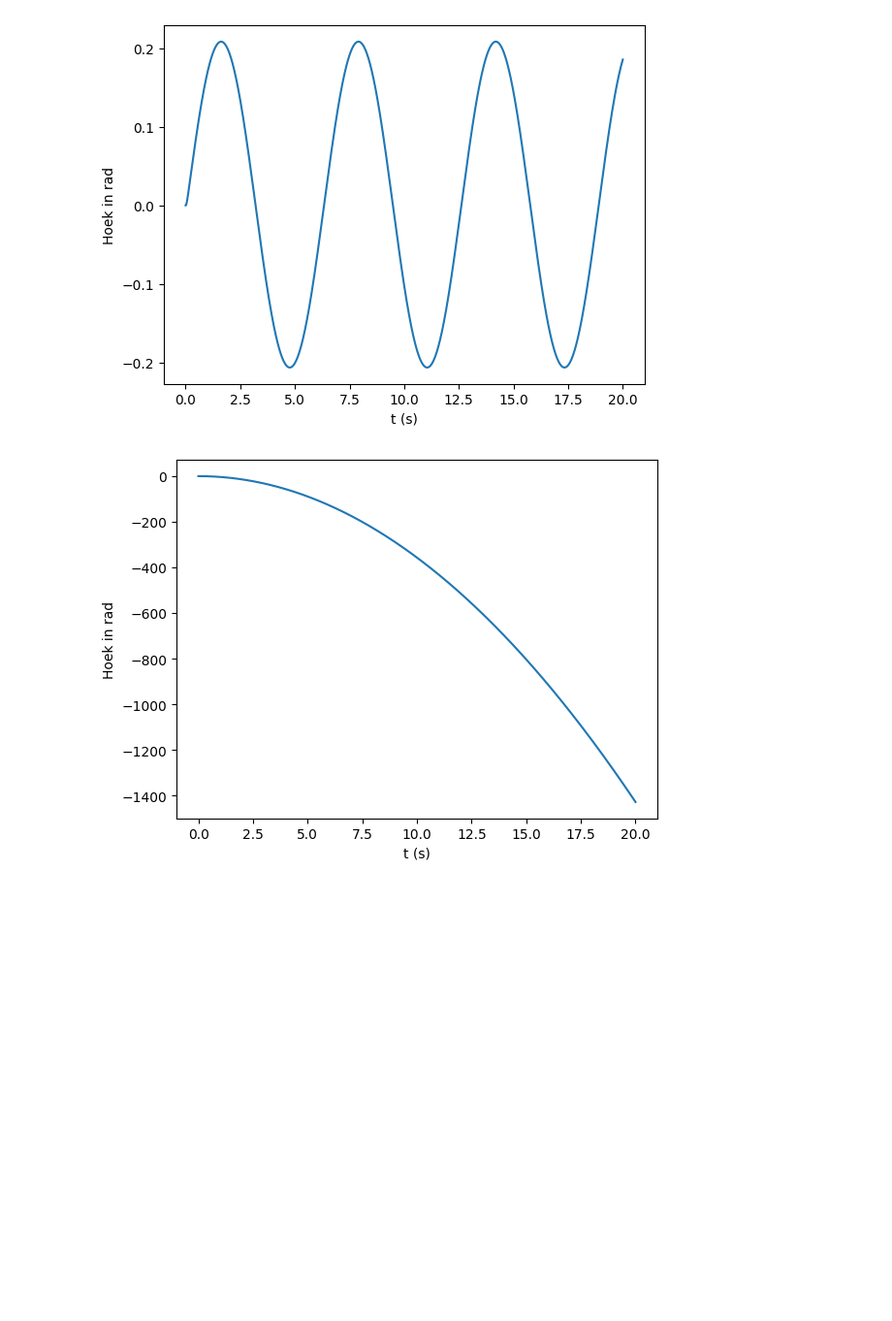
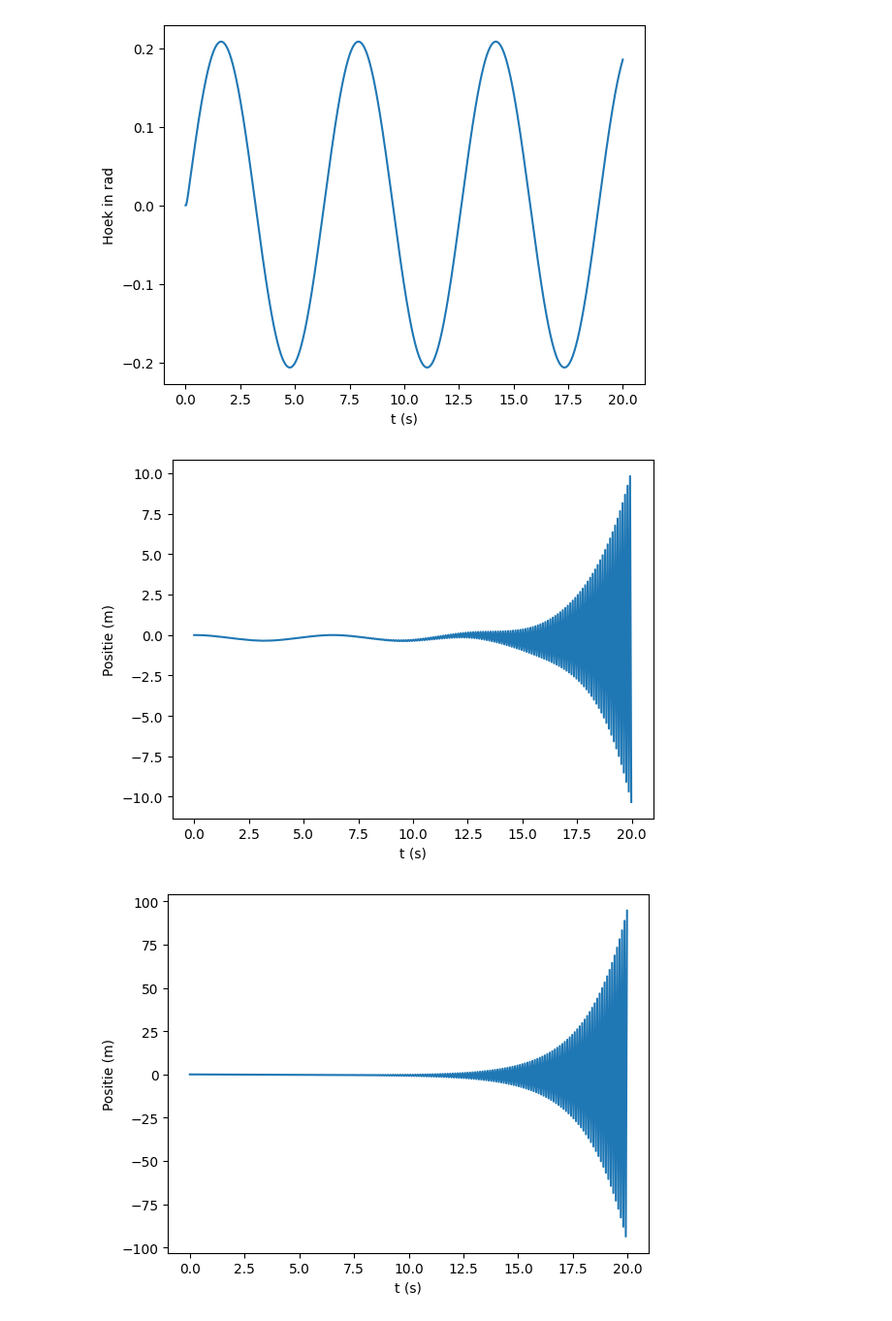
Before and after one commit to TijnAltenaAO/PID, a Jupyter notebook: Tijddomein Ballbeam.ipynb, the cells around one changed output. Shown at 97% size. Cells and saved outputs as stored; diff of their text form; code cells hidden in the pictures; blank space fills up the shorter version.

```diff
--- a/Tijddomein Ballbeam.ipynb
+++ b/Tijddomein Ballbeam.ipynb
@@ -120,36 +120,51 @@ plt.show()
 # %%
 import numpy as np
 import matplotlib.pyplot as plt
 
 g = 9.81
 r = 0.02 # Radius van de bal (m)
 m = 0.05 # Massa van de bal (kg)
-b = 0.01 # Wrijving
+b = 0.05 # Wrijving
 T = 20 #Tijd
-h = 0.01
-A = 0
+h = 0.01 # werkt mooi
+# h = 0.0569 # misschien floating point fouten??
 
 N_t = int(round(T/h)) # Aantal steps
 x = np.linspace(0, N_t * h, N_t + 1)
 u = np.zeros(N_t + 1)
 v = np.zeros(N_t + 1)
 # Initiele condities
 u[0] = 0 # initiele positie
 v[0] = 0 # initiele snelheid
 
 
 
-# Door tijd loopen
+# Door tijd loopen ( not linear)
 for n in range(N_t):
     u[n+1] = u[n] + h * v[n]
-    v[n+1] = v[n] + h * (-5/7 * g * np.sin(A) - ((5*b)/(7*r*m)))
+    # v[n+1] = v[n] + h * (((-5*b)/(7*r*m)) * v[n] -((5/7) * g * np.sin(np.pi/12))) # step op hoek van balk = 15 graden
+    v[n+1] = v[n] + h * (((-5*b)/(7*r*m)) * v[n] -((5/7) * g * np.sin(np.sin(h*n)))) # hoek van balk varieert als golf.
 
 # Plot grafieken
 
 plt.plot(x, u)
 plt.xlabel('t (s)')
-plt.ylabel('Hoek in rad')
+plt.ylabel('Positie (m)')
 plt.title('')
 plt.show()
+
+# Door tijd loopen (linear)
+for n in range(N_t):
+    u[n+1] = u[n] + h * v[n]
+    v[n+1] = v[n] + h * (((-5*b)/(7*r*m)) * v[n] -((5/7) * g * np.pi/12))
+
+# Plot grafieken
+
+plt.plot(x, u)
+plt.xlabel('t (s)')
+plt.ylabel('Positie (m)')
+plt.title('')
+plt.show()
 # %% [output]
-[figure, old version]
+[figure, new version]
+[figure, added]
```
Also changed, not shown: parts of 2 cells of this notebook.
